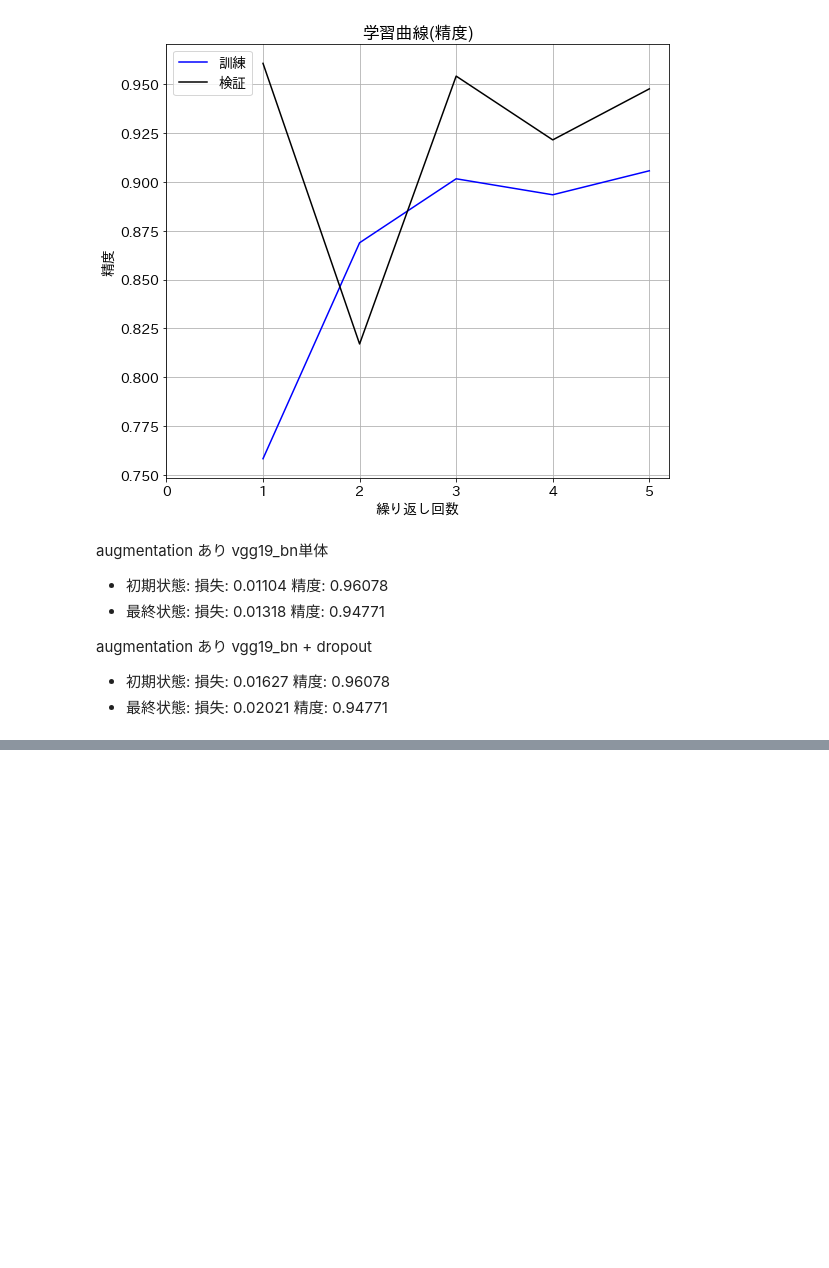
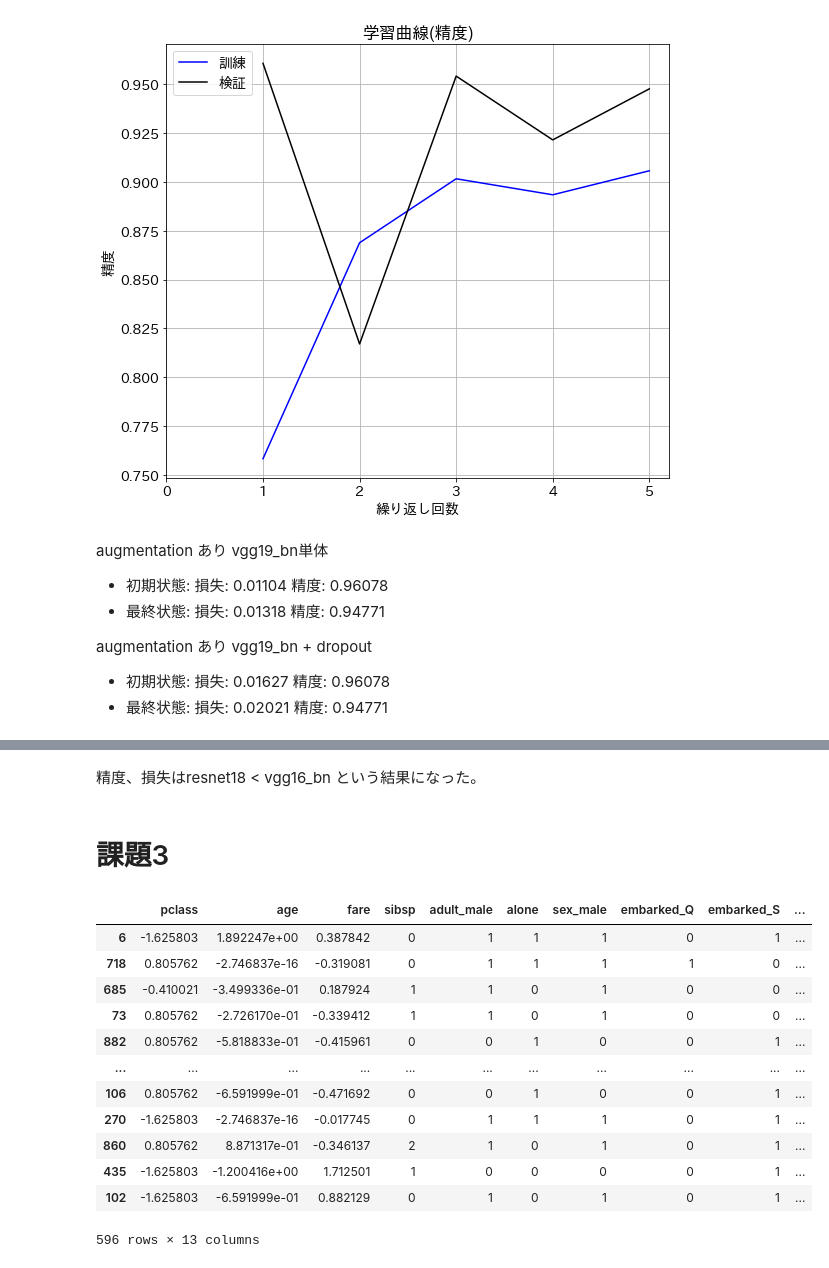
Before and after one commit to chanzone-khm/pytorch_study, a Jupyter notebook: Pytorch勉強会_前期課題.ipynb, the cells around one changed output, grey strips where cells are left out. Cells and saved outputs as stored; diff of their text form; code cells hidden in the pictures; blank space fills up the shorter version.

```diff
--- a/Pytorch勉強会_前期課題.ipynb
+++ b/Pytorch勉強会_前期課題.ipynb
@@ -657,0 +864,63 @@ augmentation あり vgg19_bn + dropout
+# %% [markdown]
+精度、損失はresnet18 < vgg16_bn という結果になった。
+# %% [markdown]
+# 課題3
+# %%
+import seaborn as sns
+from sklearn.model_selection import train_test_split
+from sklearn.preprocessing import StandardScaler
+from sklearn.preprocessing import LabelEncoder
+import pandas as pd
+import numpy as np
+
+titanic_dataset = sns.load_dataset('titanic')
+titanic_dataset
+
+X = titanic_dataset[['pclass', 'sex', 'age', 'sibsp', 'fare', 'embarked', 'class', 'who', 'adult_male', 'alone']]
+y = titanic_dataset['survived']
+
+#標準化
+def trans_standardscaler(input_train, input_test):
+    scaler = StandardScaler()
+    scaler.fit(input_train)
+    input_train = scaler.transform(input_train)
+    input_test = scaler.transform(input_test)
+    return input_train, input_test
+
+category_col = ['sex', 'sibsp', 'embarked', 'class', 'who', 'adult_male', 'alone']
+num_col = ['pclass', 'age', 'fare']
+
+# 質的変数をencoding
+X_onehot = pd.get_dummies(X[category_col], drop_first = True)
+X_onehot['adult_male'] = X_onehot['adult_male'] * 1
+X_onehot['alone'] = X_onehot['alone'] * 1
+X = pd.concat([X[num_col], X_onehot], axis = 1)
+
+
+# split
+X_train, X_test, y_train, y_test = train_test_split(X, y, test_size=0.33, random_state=42)
+y_train, y_test = y_train.to_numpy(), y_test.to_numpy()
+
+# nanを平均で埋める
+X_train.fillna(X_train['age'].mean(), inplace = True)
+X_test.fillna(X_train['age'].mean(), inplace = True)
+
+# 標準化
+X_train[num_col], X_test[num_col] = trans_standardscaler(X_train[num_col],
+                                                         X_test[num_col]
+                                                        )
+X_train
+# %% [output]
+|  | pclass | age | fare | sibsp | adult_male | alone | sex_male | embarked_Q | embarked_S | ... |
+| 6 | -1.625803 | 1.892247e+00 | 0.387842 | 0 | 1 | 1 | 1 | 0 | 1 | ... |
+| 718 | 0.805762 | -2.746837e-16 | -0.319081 | 0 | 1 | 1 | 1 | 1 | 0 | ... |
+| 685 | -0.410021 | -3.499336e-01 | 0.187924 | 1 | 1 | 0 | 1 | 0 | 0 | ... |
+| 73 | 0.805762 | -2.726170e-01 | -0.339412 | 1 | 1 | 0 | 1 | 0 | 0 | ... |
+| 882 | 0.805762 | -5.818833e-01 | -0.415961 | 0 | 0 | 1 | 0 | 0 | 1 | ... |
+| ... | ... | ... | ... | ... | ... | ... | ... | ... | ... | ... |
+| 106 | 0.805762 | -6.591999e-01 | -0.471692 | 0 | 0 | 1 | 0 | 0 | 1 | ... |
+| 270 | -1.625803 | -2.746837e-16 | -0.017745 | 0 | 1 | 1 | 1 | 0 | 1 | ... |
+| 860 | 0.805762 | 8.871317e-01 | -0.346137 | 2 | 1 | 0 | 1 | 0 | 1 | ... |
+| 435 | -1.625803 | -1.200416e+00 | 1.712501 | 1 | 0 | 0 | 0 | 0 | 1 | ... |
+| 102 | -1.625803 | -6.591999e-01 | 0.882129 | 0 | 1 | 0 | 1 | 0 | 1 | ... |
+596 rows × 13 columns
```
Also changed, not shown: parts of 24 cells of this notebook.
